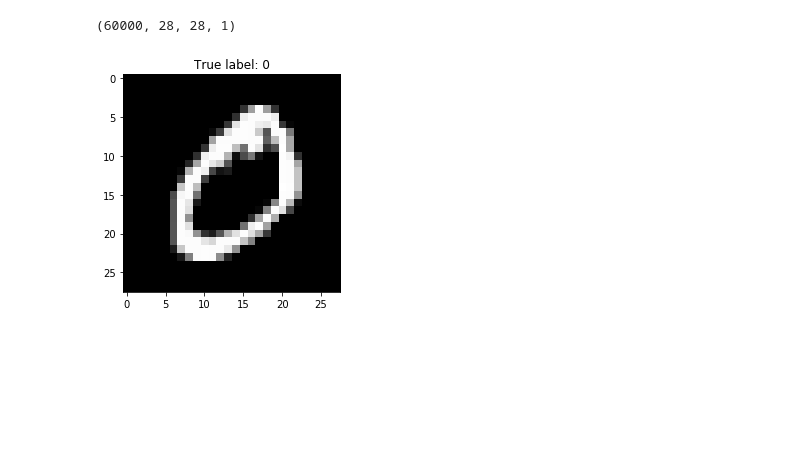
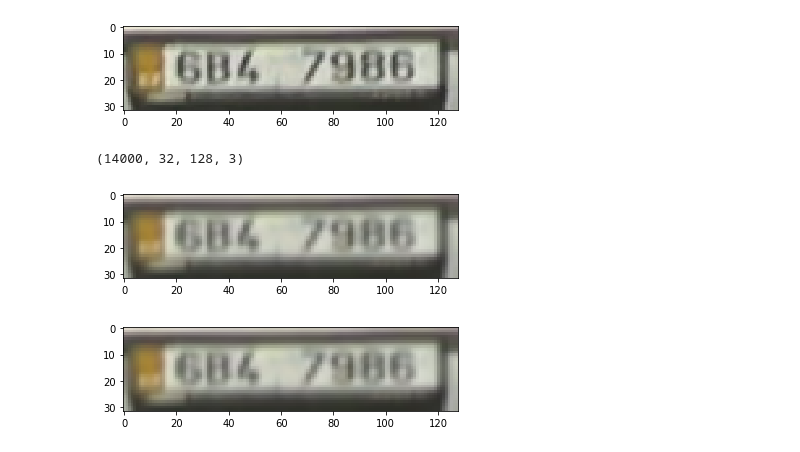
Before and after one commit to tomsan61065/DL, a Jupyter notebook: final/final.ipynb, the cells around one changed output. Drawn from its saved outputs; the diff is of its cells as text; code cells hidden in the pictures; blank space fills up the shorter version.

```diff
--- a/final/final.ipynb
+++ b/final/final.ipynb
@@ -77,45 +191,50 @@ plt.show()
 # %%
+# preprocessing data
+from sklearn.model_selection import train_test_split
+X_train, X_test, y_train, y_test = train_test_split(dataX, dataY, test_size=0.3, random_state=41)
+
+del dataX, dataY
+gc.collect()
+
+"""
 # reshape the data based on what backend is in use (TensorFlow or Thean)
 if keras_backend.image_data_format() == 'channels_first': #Thean
     X_train = X_train.reshape(-1, 1, 28, 28)
     X_test = X_test.reshape(-1, 1, 28, 28)
 else: # TensorFlow
     X_train = X_train.reshape(-1, 28, 28, 1)
-    X_test = X_test.reshape(-1, 28, 28, 1)
-    X_train_10 = X_train_10.reshape(-1, 28, 28, 1)
-    X_train_20 = X_train_20.reshape(-1, 28, 28, 1)
-    X_train_40 = X_train_40.reshape(-1, 28, 28, 1)
-    X_test_10 = X_test_10.reshape(-1, 28, 28, 1)
-    X_test_20 = X_test_20.reshape(-1, 28, 28, 1)
-    X_test_40 = X_test_40.reshape(-1, 28, 28, 1)
+    X_test = X_test.reshape(-1, 28, 28, 1) #(batch, height, width, channels)
+"""
+y_train
+img = y_train[1, :, :, :]
+plt.imshow(img)
+plt.show()
 
 print(X_train.shape)
 
-img = X_train[1, :, :, 0]
-label = y_train[1]
-
-# show the image and its label
-plt.imshow(img, cmap='gray')
-plt.title("True label: %d" % label)
+img = X_train[1, :, :, :]
+plt.imshow(img)
 plt.show()
-
 
 # convert data type and normalize the values (8-bit = 256 = 0...255)
 X_train = X_train.astype('float32') / 255
 X_test = X_test.astype('float32') / 255
-X_train_10 = X_train_10.astype('float32') / 255
-X_train_20 = X_train_20.astype('float32') / 255
-X_train_40 = X_train_40.astype('float32') / 255
-X_test_10 = X_test_10.astype('float32') / 255
-X_test_20 = X_test_20.astype('float32') / 255
-X_test_40 = X_test_40.astype('float32') / 255
-
+y_train = y_train.astype('float32') / 255
+y_test = y_test.astype('float32') / 255
+"""
 # convert the class labels to 10-dimensional class arrays:
 # - before: y_train = (n_samples, )
 # - after: Y_train = (n_samples, 10)
 #
 Y_train = np_utils.to_categorical(y_train, 10)
 Y_test = np_utils.to_categorical(y_test, 10)
+"""
+
+img = X_train[1, :, :, :]
+plt.imshow(img)
+plt.show()
 # %% [output]
+[figure, new version]
-(60000, 28, 28, 1)
+(14000, 32, 128, 3)
-[figure, old version]
+[figure, added]
+[figure, added]
```
Also changed, not shown: parts of 19 cells of this notebook, 9 other files.
